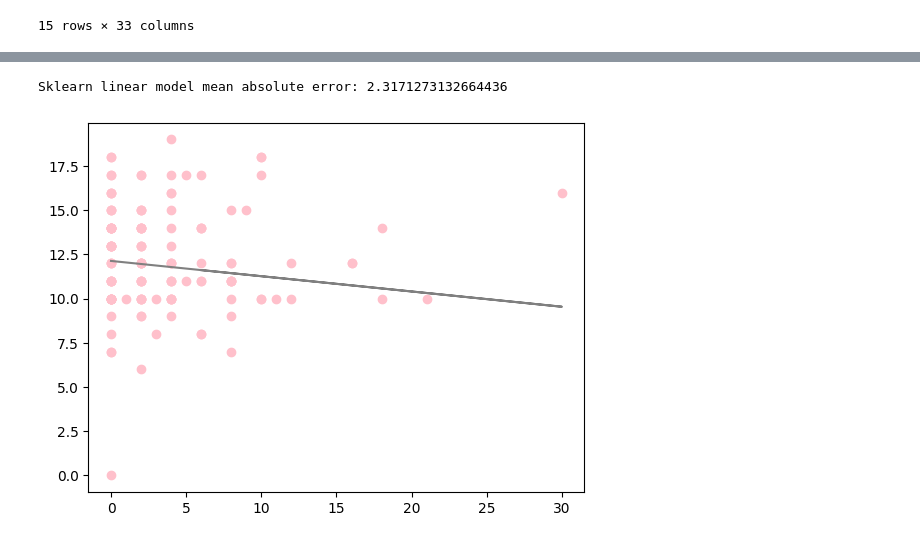
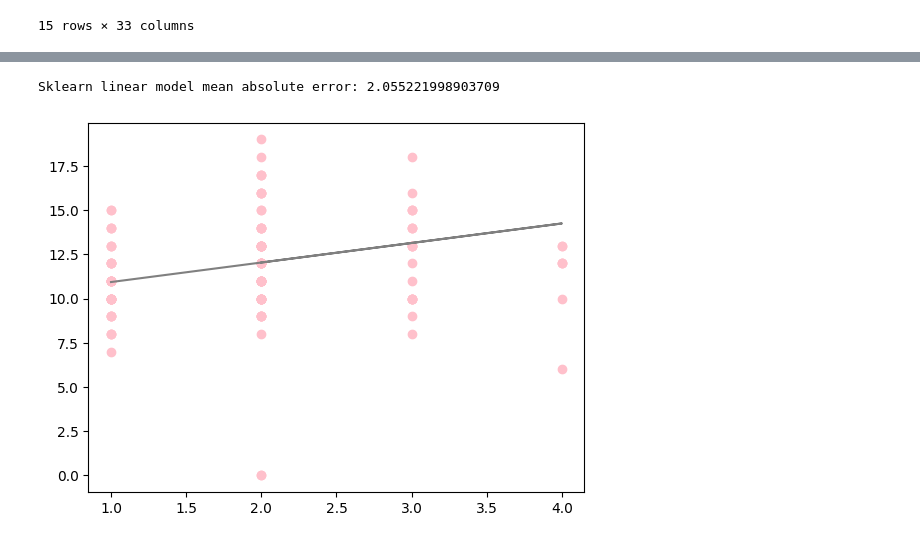
Before and after one commit to PNUAITeam13/AlcoholConsumption, a Jupyter notebook: alcohol_consumption.ipynb, the cells around one changed output, grey strips where cells are left out. Saved outputs shown, nothing was run; the diff lists cells and outputs as text; code cells hidden in the pictures.

```diff
--- a/alcohol_consumption.ipynb
+++ b/alcohol_consumption.ipynb
@@ -47,12 +49,12 @@ portuguese_dataset.head(15)
 # %%
 X_train_full = portuguese_dataset.copy()
 y = X_train_full.G3
-X_train_full.drop(columns=['G1', 'G2', 'G3'],axis=1, inplace=True)
+X_train_full.drop(columns=['G1', 'G2'],axis=1, inplace=True)
 X_test_full = math_dataset.copy()
 # %%
-alcohol_features = ['age', 'studytime', 'reason', 'failures', 'famsup', 'paid', 'activities', 'higher', 'internet', 'romantic', 'famrel',
-                    'freetime', 'goout', 'Dalc', 'Walc', 'absences']
-
-X_train_full = X_train_full[alcohol_features]
-X_test_full = X_test_full[alcohol_features]
+# alcohol_features = ['age', 'studytime', 'reason', 'failures', 'famsup', 'paid', 'activities', 'higher', 'internet', 'romantic', 'famrel',
+#                     'freetime', 'goout', 'Dalc', 'Walc', 'absences']
+#
+# X_train_full = X_train_full[alcohol_features]
+# X_test_full = X_test_full[alcohol_features]
 # %%
@@ -120,7 +124,8 @@ dtype: object
 # %%
 from sklearn.preprocessing import OrdinalEncoder
 
-bool_cols = ['famsup', 'paid', 'activities', 'higher', 'internet', 'romantic']
+bool_cols = ['famsup', 'paid', 'activities', 'higher', 'internet', 'romantic', 'Mjob', 'Fjob', 'guardian',
+             'address', 'famsize', 'Pstatus', 'sex', 'school', 'nursery', 'schoolsup']
 label_X_train = X_train.copy()
 label_X_valid = X_valid.copy()
 
@@ -241,16 +359,16 @@ Out linear model mean absolute error: 2.3179173079431856
 from sklearn.linear_model import LinearRegression as SklearnLinearRegression
 
 sklearn_line_regression = SklearnLinearRegression()
-sklearn_line_regression.fit(pd.DataFrame(X_train['absences']), y_train)
-sklearn_results = sklearn_line_regression.predict(pd.DataFrame(X_valid['absences']))
+sklearn_line_regression.fit(pd.DataFrame(X_train['studytime']), y_train)
+sklearn_results = sklearn_line_regression.predict(pd.DataFrame(X_valid['studytime']))
 
 print("Sklearn linear model mean absolute error: " + str(mean_absolute_error(y_valid, sklearn_results)))
 # %% [output]
-Sklearn linear model mean absolute error: 2.3171273132664436
+Sklearn linear model mean absolute error: 2.055221998903709
 # %%
 import matplotlib.pyplot as plt
-plt.scatter(X_valid.absences, y_valid, color='pink')
-plt.plot(X_valid.absences.to_numpy(), sklearn_results, color='gray')
+plt.scatter(X_valid.studytime, y_valid, color='pink')
+plt.plot(X_valid.studytime.to_numpy(), sklearn_results, color='gray')
 plt.show()
 # %% [output]
-[figure, old version]
+[figure, new version]
```
Also changed, not shown: parts of 25 cells of this notebook.
